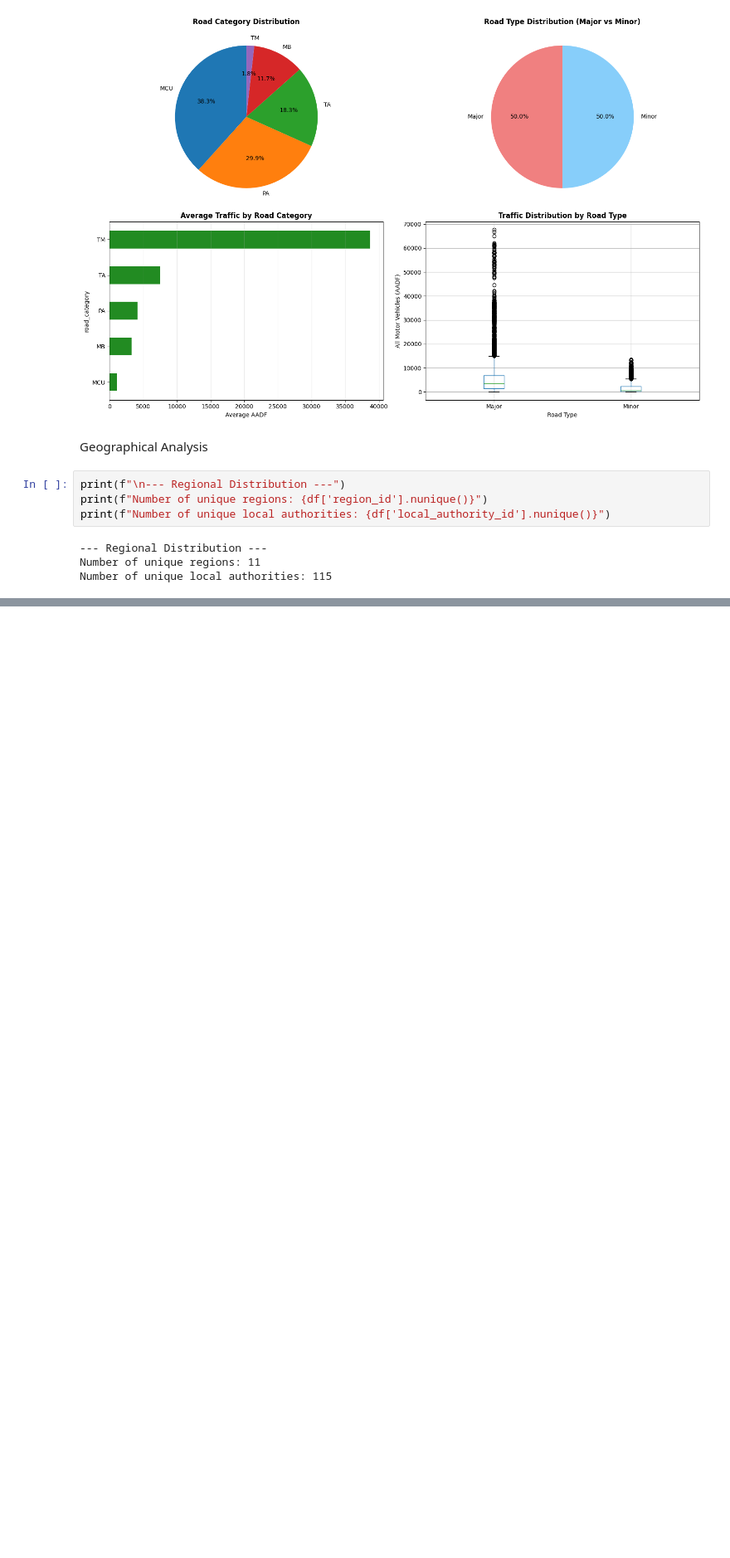
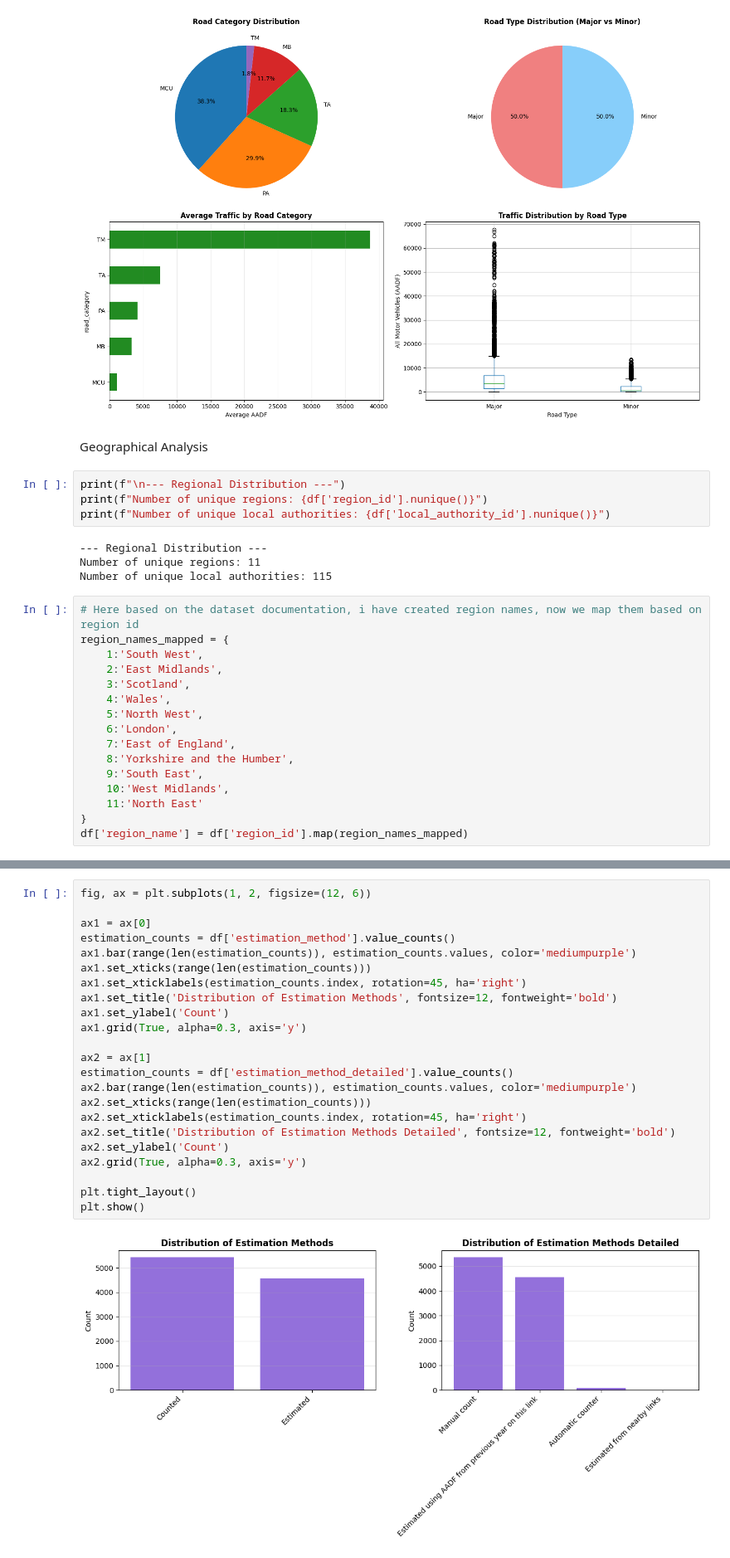
Before and after one commit to dilshodbek-axmadov/MLDA.CW1.16668, a Jupyter notebook: ML_16668.ipynb, the cells around one changed output, grey strips where cells are left out. Shown at 83% size. Cells and saved outputs as stored; diff of their text form; blank space fills up the shorter version.

```diff
--- a/ML_16668.ipynb
+++ b/ML_16668.ipynb
@@ -380,6 +382,22 @@ print(f"Number of unique local authorities: {df['local_authority_id'].nunique()}
 --- Regional Distribution ---
 Number of unique regions: 11
 Number of unique local authorities: 115
+# %%
+# Here based on the dataset documentation, i have created region names, now we map them based on region id
+region_names_mapped = {
+    1:'South West',
+    2:'East Midlands',
+    3:'Scotland',
+    4:'Wales',
+    5:'North West',
+    6:'London',
+    7:'East of England',
+    8:'Yorkshire and the Humber',
+    9:'South East',
+    10:'West Midlands',
+    11:'North East'
+}
+df['region_name'] = df['region_id'].map(region_names_mapped)
 # %%
 # Top 10 regions by traffic volume
 print("\n--- Top 10 Regions by Average Traffic ---")
@@ -415,0 +431,25 @@ region_names_maped = {
+# %%
+fig, ax = plt.subplots(1, 2, figsize=(12, 6))
+
+ax1 = ax[0]
+estimation_counts = df['estimation_method'].value_counts()
+ax1.bar(range(len(estimation_counts)), estimation_counts.values, color='mediumpurple')
+ax1.set_xticks(range(len(estimation_counts)))
+ax1.set_xticklabels(estimation_counts.index, rotation=45, ha='right')
+ax1.set_title('Distribution of Estimation Methods', fontsize=12, fontweight='bold')
+ax1.set_ylabel('Count')
+ax1.grid(True, alpha=0.3, axis='y')
+
+ax2 = ax[1]
+estimation_counts = df['estimation_method_detailed'].value_counts()
+ax2.bar(range(len(estimation_counts)), estimation_counts.values, color='mediumpurple')
+ax2.set_xticks(range(len(estimation_counts)))
+ax2.set_xticklabels(estimation_counts.index, rotation=45, ha='right')
+ax2.set_title('Distribution of Estimation Methods Detailed', fontsize=12, fontweight='bold')
+ax2.set_ylabel('Count')
+ax2.grid(True, alpha=0.3, axis='y')
+
+plt.tight_layout()
+plt.show()
+# %% [output]
+[figure, added]
```
Also changed, not shown: parts of 31 cells of this notebook.
